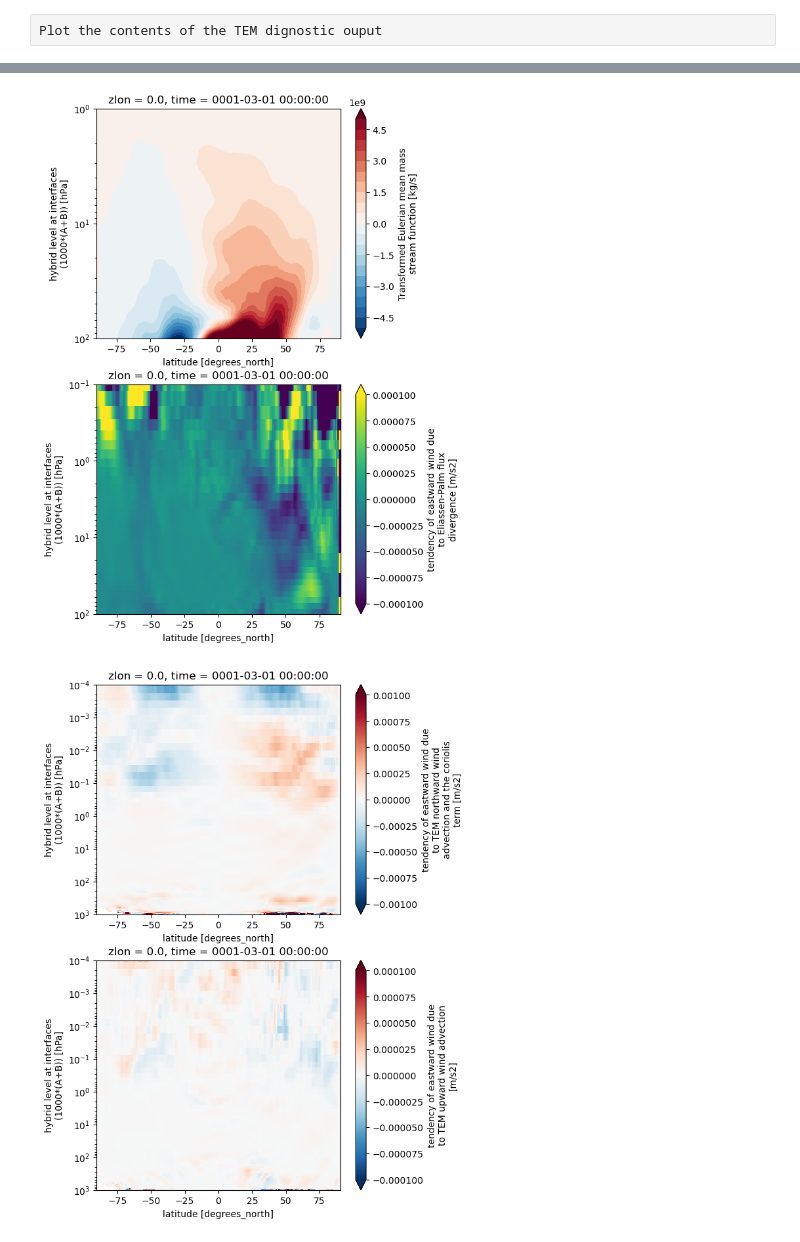
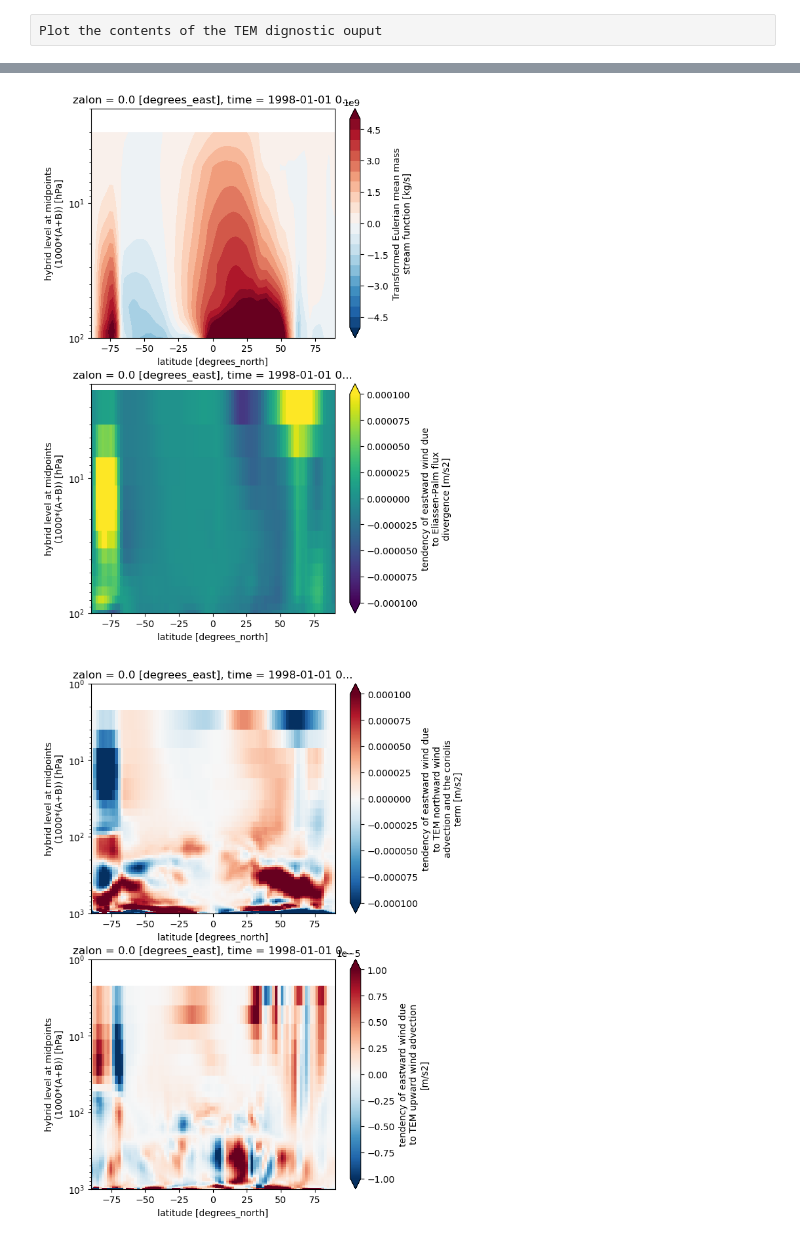
Before and after one commit to dan800/TEM4CAM, a Jupyter notebook: python/pltTEM.ipynb, the cells around one changed output, grey strips where cells are left out. Drawn from its saved outputs; the diff is of its cells as text; code cells hidden in the pictures.

```diff
--- a/python/pltTEM.ipynb
+++ b/python/pltTEM.ipynb
@@ -6,7 +6,7 @@ import numpy as np
 from scipy import integrate
 import matplotlib.pyplot as plt
 # %%
-test_file = '../output/FWsc2000climo_f09_TEM_test05.diag.nc'
+test_file = '../output/test.TEMdiag.nc'
 ds = xr.open_dataset(test_file)
 # %%
 ds
@@ -58,17 +58,17 @@ plt.show()
 # %%
 fig, axs = plt.subplots(nrows=2, figsize=(6,10))
 psitem1 = ds.psitem.isel(time=-1)
-psitem1.plot.contourf(ax=axs[0], levels = 21, y='ilev', yscale='log',vmax=5e9,ylim=[1e2,1])
+psitem1.plot.contourf(ax=axs[0], levels = 21, y='lev', yscale='log',vmax=5e9,ylim=[1e2,2])
 #ds.psitem.isel(time=-1).plot.contourf(ax=axs[1], levels = 21, y='ilev', yscale='log',vmax=5e9,ylim=[1e2,1])
 
-ds.utendepfd.isel(time=-1).plot(ax=axs[1], y='ilev', yscale='log',vmax=0.0001,vmin=-0.0001,ylim=[1e2,1e-1])
+ds.utendepfd.isel(time=-1).plot(ax=axs[1], y='lev', yscale='log',vmax=0.0001,vmin=-0.0001,ylim=[1e2,2])
 plt.show()
 # %% [output]
-[figure, old version]
+[figure, new version]
 # %%
 fig, axs = plt.subplots(nrows=2, figsize=(6,10))
-ds.utendvtem.isel(time=-1).plot(ax=axs[0], y='ilev', yscale='log',vmax=0.001, ylim=[1e3,1e-4])
-ds.utendwtem.isel(time=-1).plot(ax=axs[1], y='ilev', yscale='log',vmax=0.0001, ylim=[1e3,1e-4])
+ds.utendvtem.isel(time=-1).plot(ax=axs[0], y='lev', yscale='log',vmax=0.0001, ylim=[1e3,1])
+ds.utendwtem.isel(time=-1).plot(ax=axs[1], y='lev', yscale='log',vmax=0.00001, ylim=[1e3,1])
 plt.show()
 # %% [output]
-[figure, old version]
+[figure, new version]
```
Also changed, not shown: parts of 4 cells of this notebook, 3 other files.
